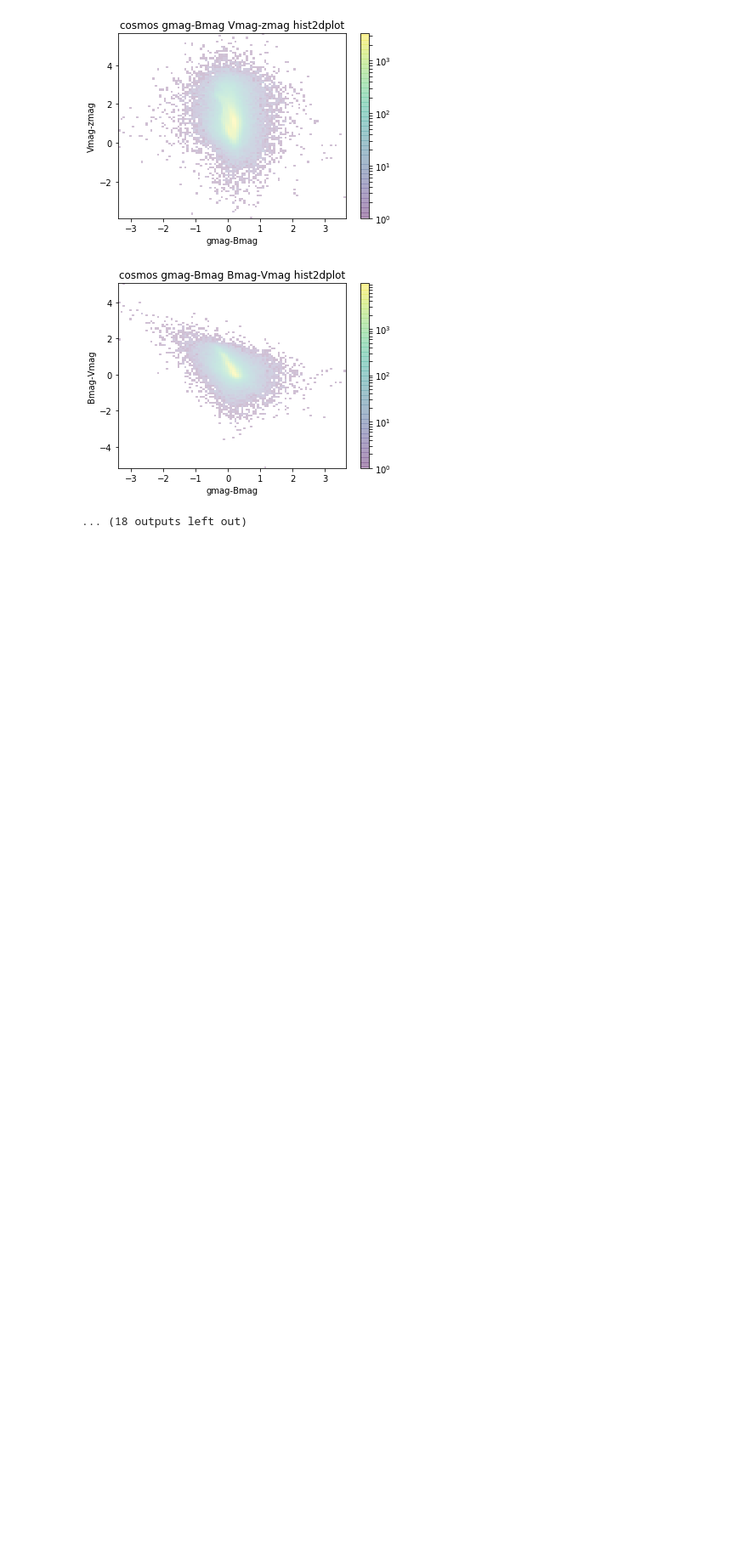
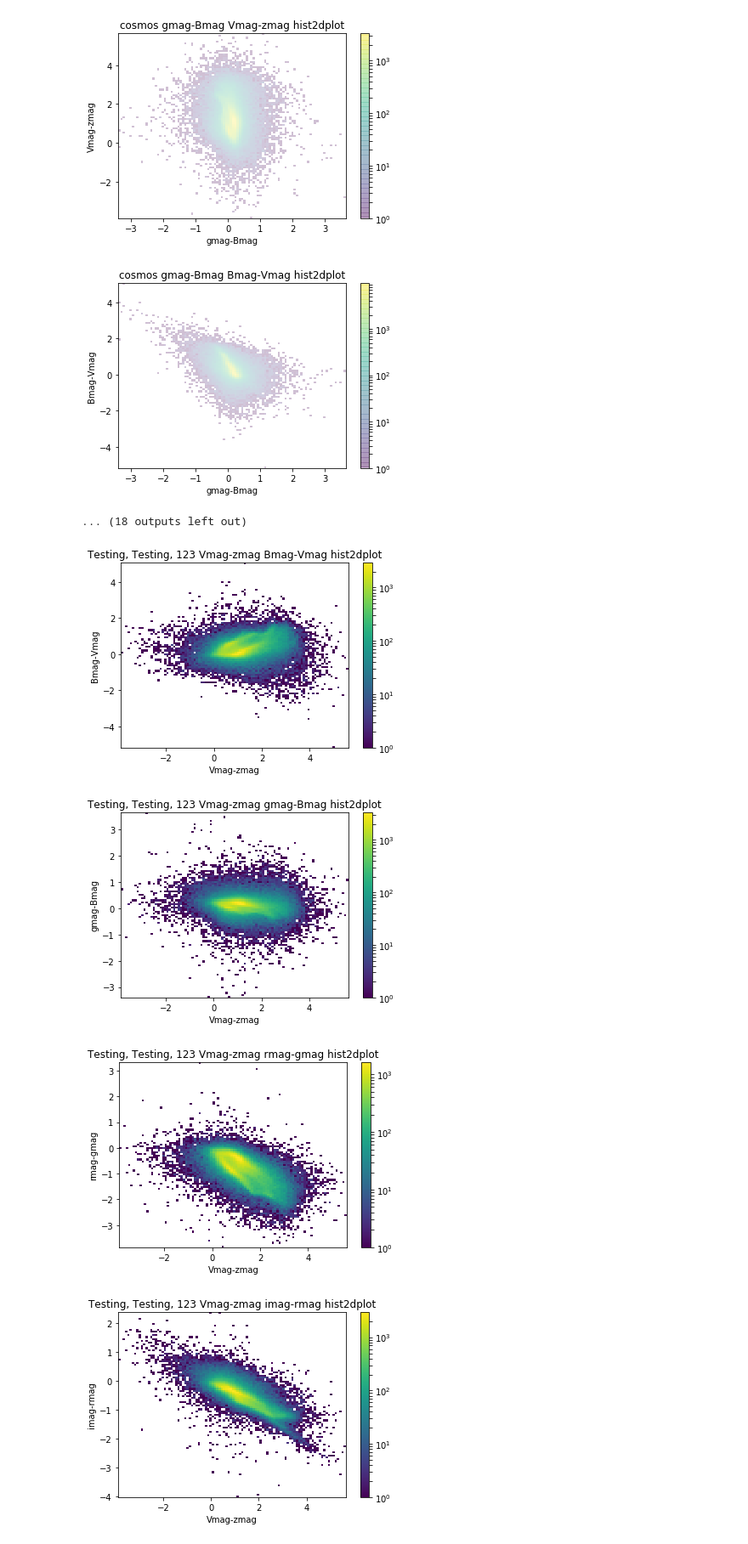
Before and after one commit to lialubit/Redshift, a Jupyter notebook: Redshift+5-29+Notebook.ipynb, the cells around one changed output. Shown at 85% size. Saved outputs shown, nothing was run; the diff lists cells and outputs as text; code cells hidden in the pictures; blank space fills up the shorter version.

Commit message:
Finished plots and debugging.

```diff
--- a/Redshift+5-29+Notebook.ipynb
+++ b/Redshift+5-29+Notebook.ipynb
@@ -46,8 +46,6 @@ def even_younger_student(df, field_names, string_dict):
     color_permutations = list(itertools.permutations(string_dict, 2))
     return color_permutations
 
-
-
 def me_now(name, df, field_names, string_dict, plot_type, alpha_value):
     even_younger_student(df, field_names, string_dict)
     for i in color_permutations:
@@ -66,6 +64,12 @@ def me_now(name, df, field_names, string_dict, plot_type, alpha_value):
             print('error')
         plt.savefig(name + '_' + i[0] + '_' + i[1] + '_' + plot_type + '.png')
         plt.show()
+
+def me_again(name, df, df2, field_names1, field_names2, string_dict, alpha_value):
+    me_now(name, df, field_names1, string_dict, 'hist2d', alpha_value)
+    me_now2(name, df2, field_names2, string_dict, 'scatter', alpha_value)
+    (out_df, out_strings) = younger_student(df1, field_names1)
+    plt.show()
 # %%
 fits_data = astropy.io.fits.open('asu.fit')
 zcosmos = fits_data[1].data
@@ -475,13 +479,12 @@ me_now('cosmos', out_df, field_names, out_strings, 'hist2d', .25)
 [figure]
 [figure]
 ... (18 outputs left out)
-# %%
-def me_again(name, df, df2, field_names1, field_names2, string_dict, alpha_value):
-    me_now(name, df, field_names1, string_dict, hist2d, alpha_value)
-    me_now(name, df2, field_names2, string_dict, scatter, alpha_value)
-    plt.show()
 # %%
 field_names_cosmos = ['Vmag', 'Bmag', 'gmag', 'rmag', 'imag', 'zmag']
-field_names_Galaxies_and_Redshifts_List_df(out_df_cosmos, out_strings_cosmos) = younger_student(cosmos, field_names_cosmos)
-me_again('Testing, Testing, 123', cosmos, Galaxies_and_Redshifts_List_df, field_names_cosmos, field_names_Galaxies_and_Redshifts_List_df, out_strings_cosmos, out_strings_Galaxies_and_Redshifts_List_df, 1)
+field_names_Galaxies_and_Redshifts_List_df = ['Umag', 'Gmag', 'Rmag', 'Imag', 'Zmag']
+me_again('Testing, Testing, 123', cosmos, Galaxies_and_Redshifts_List_df, field_names_cosmos, field_names_Galaxies_and_Redshifts_List_df, out_strings, 1)
 # %% [output]
+[figure, added]
+[figure, added]
+[figure, added]
+[figure, added]
```
Also changed, not shown: parts of 4 cells of this notebook.
